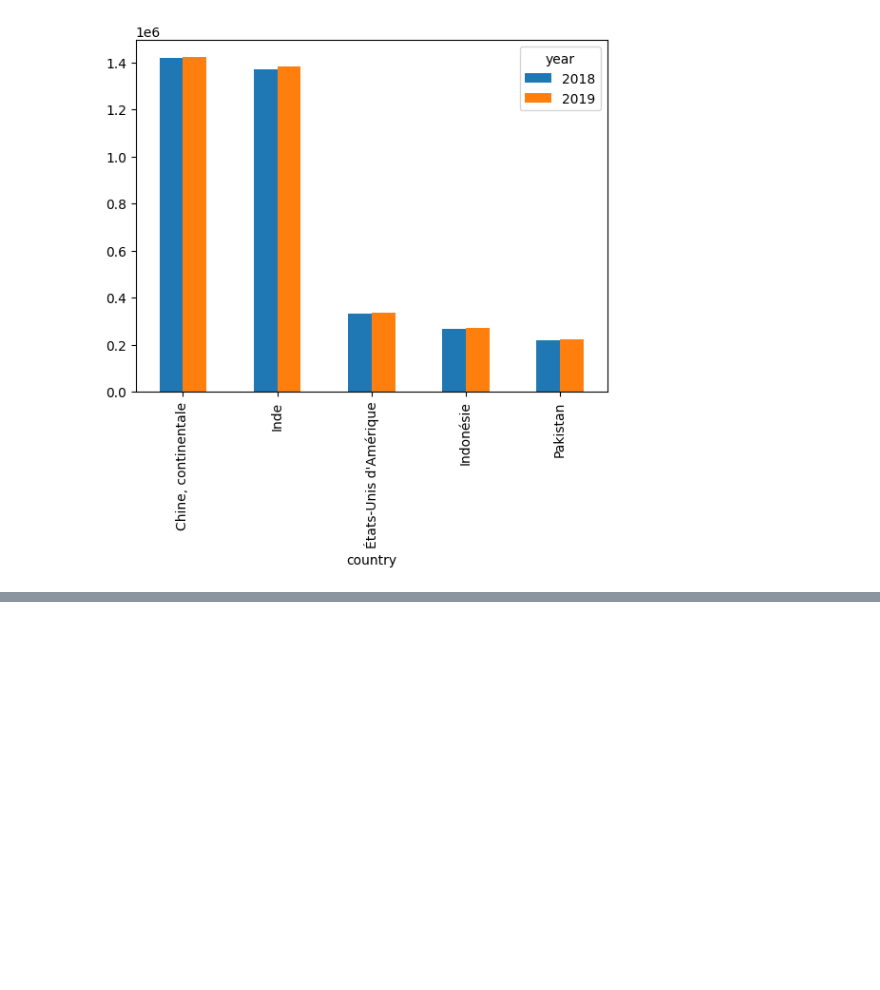
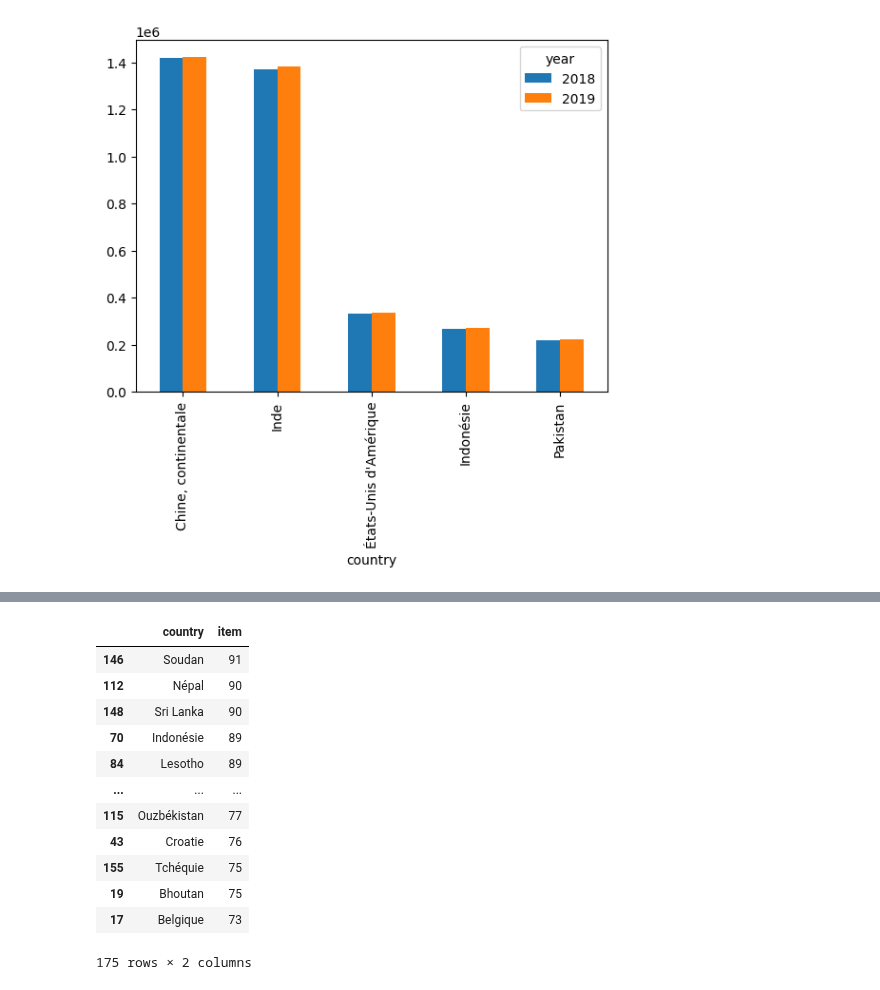
Before and after one commit to Melobgn/Brief-pandas-SEM, a Jupyter notebook: dataframes.ipynb, the cells around one changed output, grey strips where cells are left out. Cells and saved outputs as stored; diff of their text form; code cells hidden in the pictures; blank space fills up the shorter version.

```diff
--- a/dataframes.ipynb
+++ b/dataframes.ipynb
@@ -435,0 +462,19 @@ piv.plot(kind='bar', x="country")
+# %%
+diversite_df = df.groupby(['country'])['item'].nunique()
+diversite_df = diversite_df.reset_index()
+diversite_df = diversite_df.sort_values(by='item', ascending=False)
+diversite_df
+# %% [output]
+|  | country | item |
+| 146 | Soudan | 91 |
+| 112 | Népal | 90 |
+| 148 | Sri Lanka | 90 |
+| 70 | Indonésie | 89 |
+| 84 | Lesotho | 89 |
+| ... | ... | ... |
+| 115 | Ouzbékistan | 77 |
+| 43 | Croatie | 76 |
+| 155 | Tchéquie | 75 |
+| 19 | Bhoutan | 75 |
+| 17 | Belgique | 73 |
+175 rows × 2 columns
```
Also changed, not shown: parts of 2 cells of this notebook, 2 other files.
